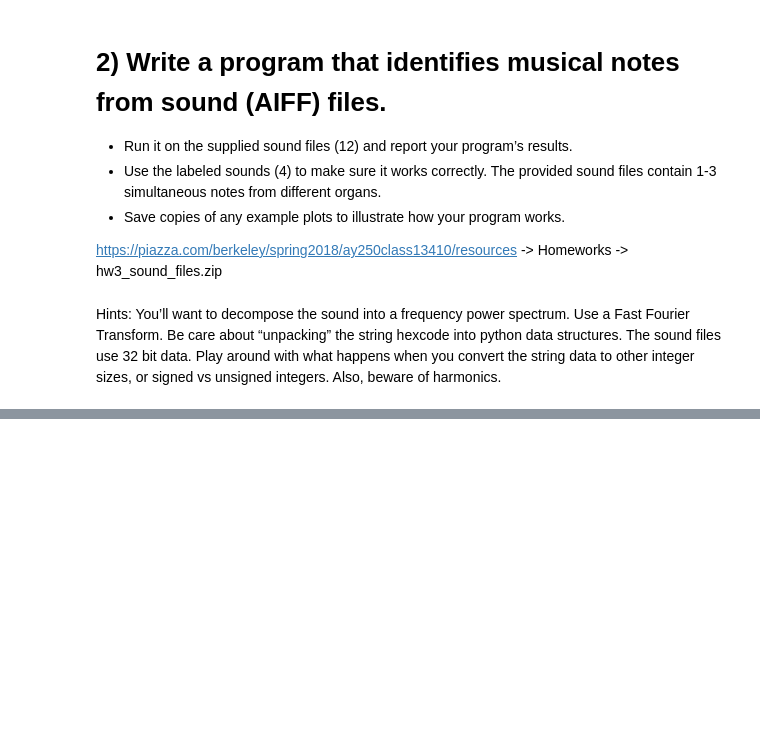
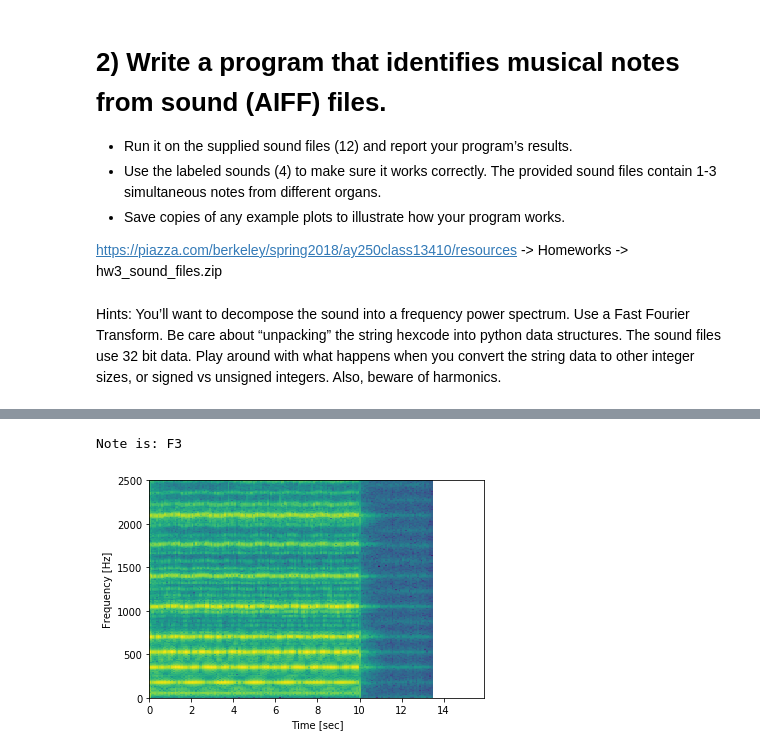
Before and after one commit to micbru/a250-hw, a Jupyter notebook: hw_3/hw3.ipynb, the cells around one changed output, grey strips where cells are left out. Cells and saved outputs as stored; diff of their text form; code cells hidden in the pictures; blank space fills up the shorter version.

```diff
--- a/hw_3/hw3.ipynb
+++ b/hw_3/hw3.ipynb
@@ -469,0 +457,6 @@ Note is: C4
+# %%
+fname = './sound_files/2.aif'
+find_notes(fname)
+# %% [output]
+Note is: F3
+[figure, added]
```
Also changed, not shown: parts of 21 cells of this notebook, 1 other file.
